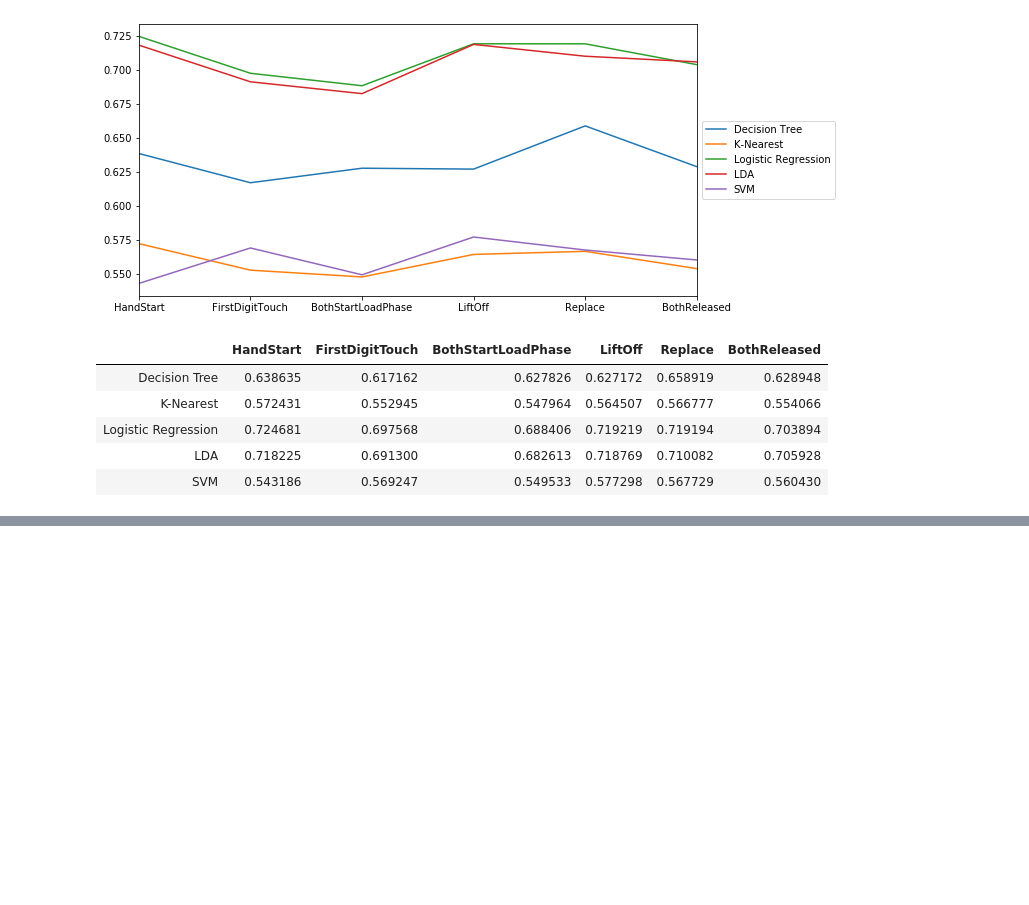
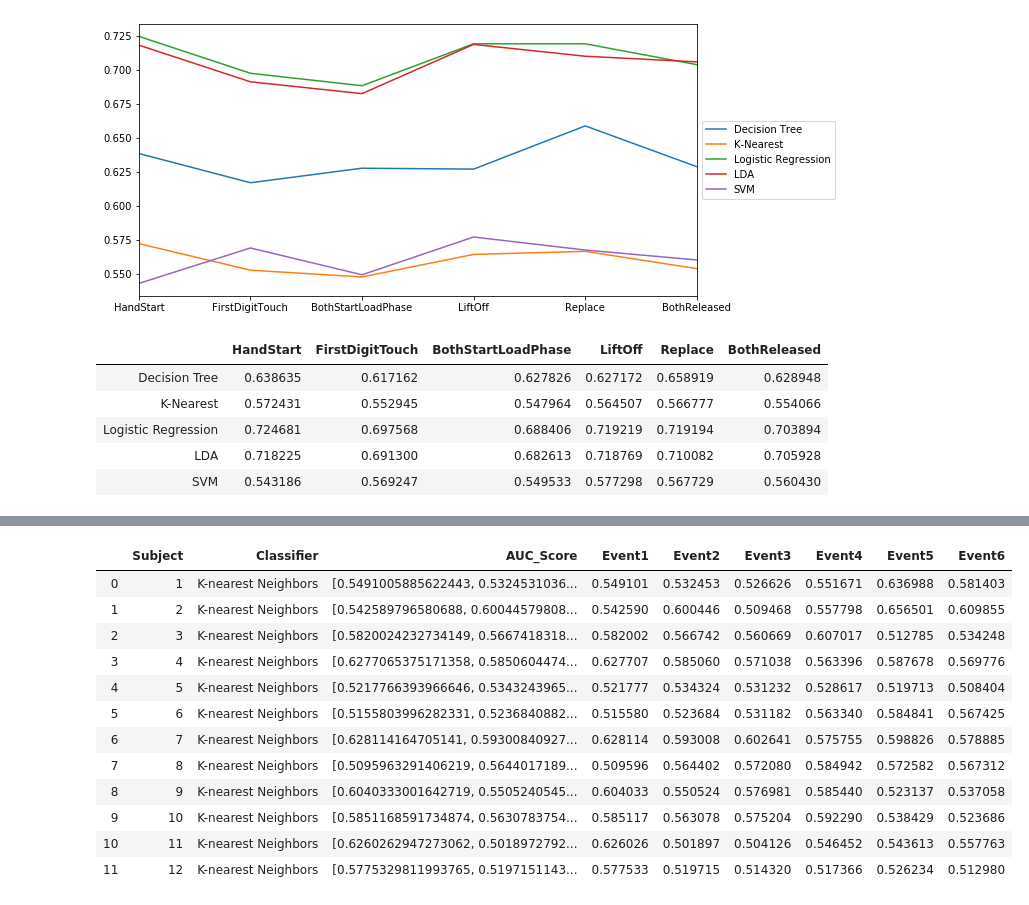
Before and after one commit to minavukovic/COGS189Project, a Jupyter notebook: Visualizations.ipynb, the cells around one changed output, grey strips where cells are left out. Cells and saved outputs as stored; diff of their text form; code cells hidden in the pictures; blank space fills up the shorter version.

```diff
--- a/Visualizations.ipynb
+++ b/Visualizations.ipynb
@@ -140,0 +157,16 @@ df_all_means
+# %%
+df_k
+# %% [output]
+|  | Subject | Classifier | AUC_Score | Event1 | Event2 | Event3 | Event4 | Event5 | Event6 |
+| 0 | 1 | K-nearest Neighbors | [0.5491005885622443, 0.5324531036... | 0.549101 | 0.532453 | 0.526626 | 0.551671 | 0.636988 | 0.581403 |
+| 1 | 2 | K-nearest Neighbors | [0.542589796580688, 0.60044579808... | 0.542590 | 0.600446 | 0.509468 | 0.557798 | 0.656501 | 0.609855 |
+| 2 | 3 | K-nearest Neighbors | [0.5820024232734149, 0.5667418318... | 0.582002 | 0.566742 | 0.560669 | 0.607017 | 0.512785 | 0.534248 |
+| 3 | 4 | K-nearest Neighbors | [0.6277065375171358, 0.5850604474... | 0.627707 | 0.585060 | 0.571038 | 0.563396 | 0.587678 | 0.569776 |
+| 4 | 5 | K-nearest Neighbors | [0.5217766393966646, 0.5343243965... | 0.521777 | 0.534324 | 0.531232 | 0.528617 | 0.519713 | 0.508404 |
+| 5 | 6 | K-nearest Neighbors | [0.5155803996282331, 0.5236840882... | 0.515580 | 0.523684 | 0.531182 | 0.563340 | 0.584841 | 0.567425 |
+| 6 | 7 | K-nearest Neighbors | [0.628114164705141, 0.59300840927... | 0.628114 | 0.593008 | 0.602641 | 0.575755 | 0.598826 | 0.578885 |
+| 7 | 8 | K-nearest Neighbors | [0.5095963291406219, 0.5644017189... | 0.509596 | 0.564402 | 0.572080 | 0.584942 | 0.572582 | 0.567312 |
+| 8 | 9 | K-nearest Neighbors | [0.6040333001642719, 0.5505240545... | 0.604033 | 0.550524 | 0.576981 | 0.585440 | 0.523137 | 0.537058 |
+| 9 | 10 | K-nearest Neighbors | [0.5851168591734874, 0.5630783754... | 0.585117 | 0.563078 | 0.575204 | 0.592290 | 0.538429 | 0.523686 |
+| 10 | 11 | K-nearest Neighbors | [0.6260262947273062, 0.5018972792... | 0.626026 | 0.501897 | 0.504126 | 0.546452 | 0.543613 | 0.557763 |
+| 11 | 12 | K-nearest Neighbors | [0.5775329811993765, 0.5197151143... | 0.577533 | 0.519715 | 0.514320 | 0.517366 | 0.526234 | 0.512980 |
```
Also changed, not shown: parts of 4 cells of this notebook.
